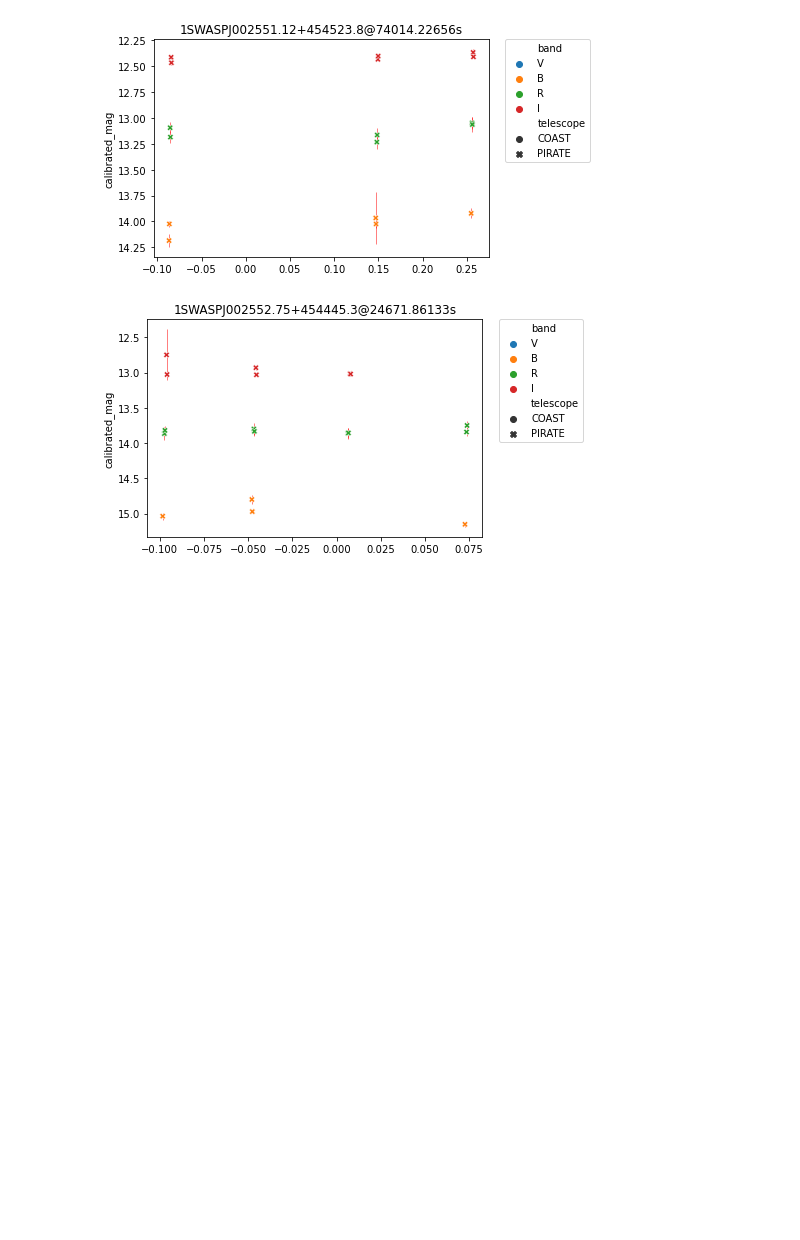
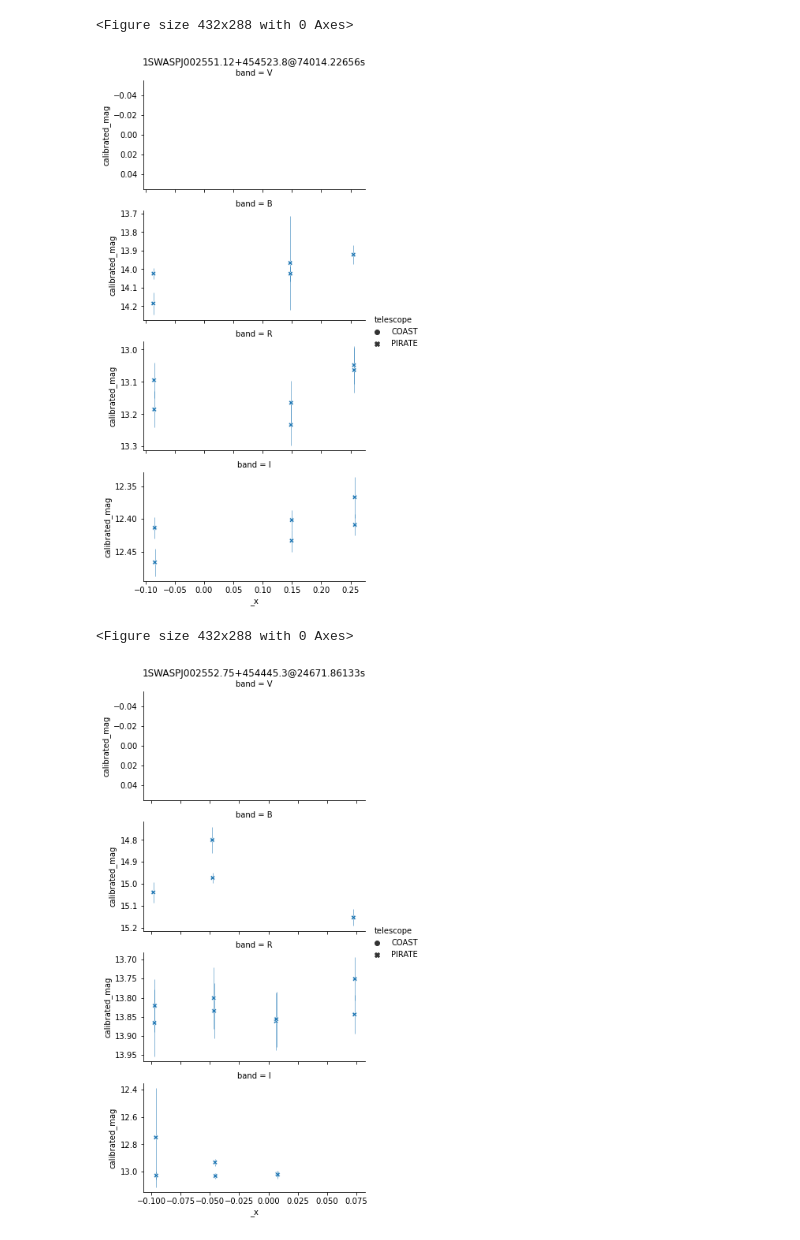
Before and after one commit to adammcmaster/pirate-photometry, a Jupyter notebook: plot_folded.ipynb, the cells around one changed output. Cells and saved outputs as stored; diff of their text form; code cells hidden in the pictures; blank space fills up the shorter version.

Commit message:
Use seaborn.relplot for subplots

```diff
--- a/plot_folded.ipynb
+++ b/plot_folded.ipynb
@@ -12,34 +12,43 @@ from targets import TARGETS
 # %%
 for table in Path('data').glob('*.ecsv'):
     target_config = TARGETS[table.stem]
     if 'expected_periods' not in target_config:
         continue
     timeseries = TimeSeries.read(table, time_column='timestamp', time_format='jd')
     timeseries = timeseries[timeseries['FLAGS'] == 0]
+    bands = sorted(list(set(timeseries['band'])))
+    num_bands = len(bands)
     for period in target_config['expected_periods']:
+        fig = pyplot.figure()
+        fig.suptitle(f'{table.stem}@{period}s')
         folded = timeseries.fold(period=period * u.second)
 
-        fig = pyplot.figure()
-        mag = seaborn.scatterplot(
+        mag = seaborn.relplot(
             x=folded.time.jd,
             y=folded['calibrated_mag'],
-            hue=timeseries['band'],
-            style=timeseries['telescope'],
+            style=folded['telescope'],
+            row=folded['band'],
+            facet_kws={'sharey': False},
+            height=2.5,
+            aspect=2,
         )
-        pyplot.errorbar(
-            folded.time.jd,
-            folded['calibrated_mag'],
-            yerr=folded['calibrated_mag_err'],
-            ecolor='red',
-            ls='none',
-            zorder=-1,
-            alpha=0.5,
-            elinewidth=1,
-        )
-        mag.invert_yaxis()
-        mag.set(title=f'{table.stem}@{period}s')
-        pyplot.legend(bbox_to_anchor=(1.05, 1), loc=2, borderaxespad=0.)
+        for band, ax in mag.axes_dict.items():
+            band_data = folded[folded['band'] == band]
+            ax.errorbar(
+                band_data.time.jd,
+                band_data['calibrated_mag'],
+                yerr=band_data['calibrated_mag_err'],
+                ls='none',
+                zorder=-1,
+                alpha=0.5,
+                elinewidth=1,
+            )
+            ax.invert_yaxis()
+        mag.fig.suptitle(f'{table.stem}@{period}s')
+        pyplot.subplots_adjust(top=0.94)
         pyplot.show()
 # %% [output]
+<Figure size 432x288 with 0 Axes>
-[figure, old version]
+[figure, new version]
+<Figure size 432x288 with 0 Axes>
-[figure, old version]
+[figure, new version]
```
Also changed, not shown: parts of 1 cell of this notebook.
